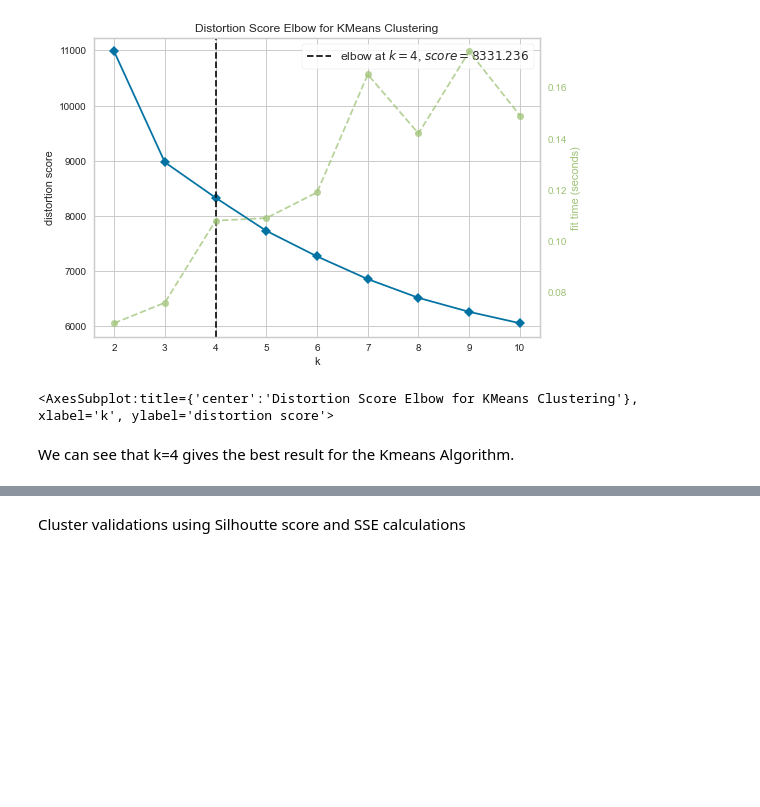
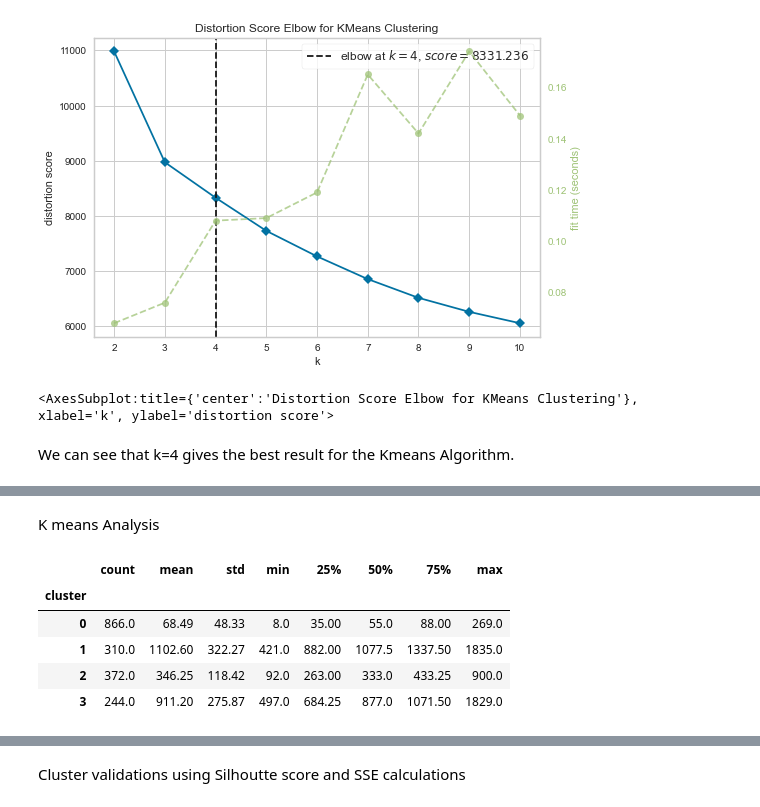
Before and after one commit to vijayraghavans/CustomerSegmentation, a Jupyter notebook: unsupervised-learning.ipynb, the cells around one changed output, grey strips where cells are left out. Cells and saved outputs as stored; diff of their text form; code cells hidden in the pictures; blank space fills up the shorter version.

```diff
--- a/unsupervised-learning.ipynb
+++ b/unsupervised-learning.ipynb
@@ -377,0 +378,13 @@ plot = plt.scatter(Xt[:,0], Xt[:,1],c=cluster.labels_,cmap="Set1")
+# %% [markdown]
+K means Analysis
+# %%
+datas=data_market
+datas['cluster']=cluster.labels_
+datas.groupby('cluster')['Total_spend'].describe().round(2)
+# %% [output]
+|  | count | mean | std | min | 25% | 50% | 75% | max |
+| cluster |  |  |  |  |  |  |  |  |
+| 0 | 866.0 | 68.49 | 48.33 | 8.0 | 35.00 | 55.0 | 88.00 | 269.0 |
+| 1 | 310.0 | 1102.60 | 322.27 | 421.0 | 882.00 | 1077.5 | 1337.50 | 1835.0 |
+| 2 | 372.0 | 346.25 | 118.42 | 92.0 | 263.00 | 333.0 | 433.25 | 900.0 |
+| 3 | 244.0 | 911.20 | 275.87 | 497.0 | 684.25 | 877.0 | 1071.50 | 1829.0 |
```
Also changed, not shown: parts of 32 cells of this notebook.
